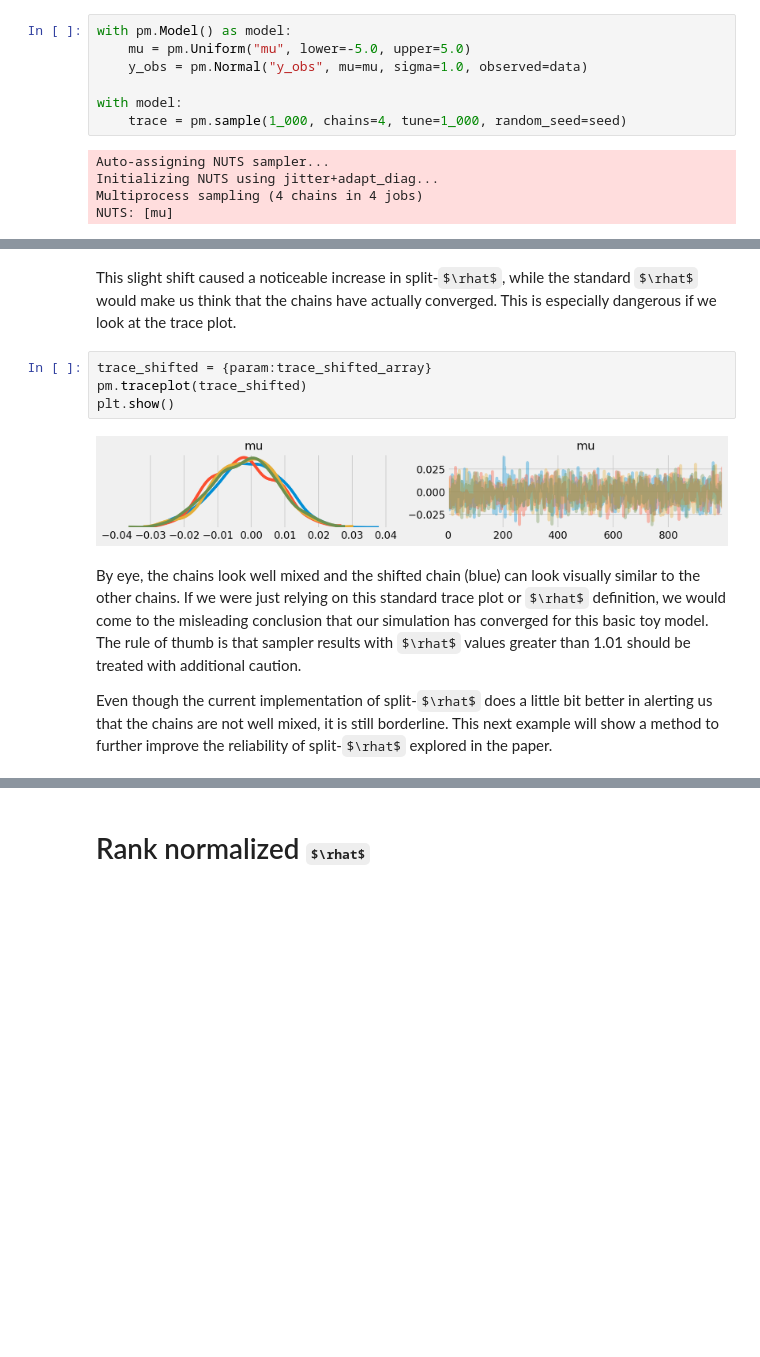
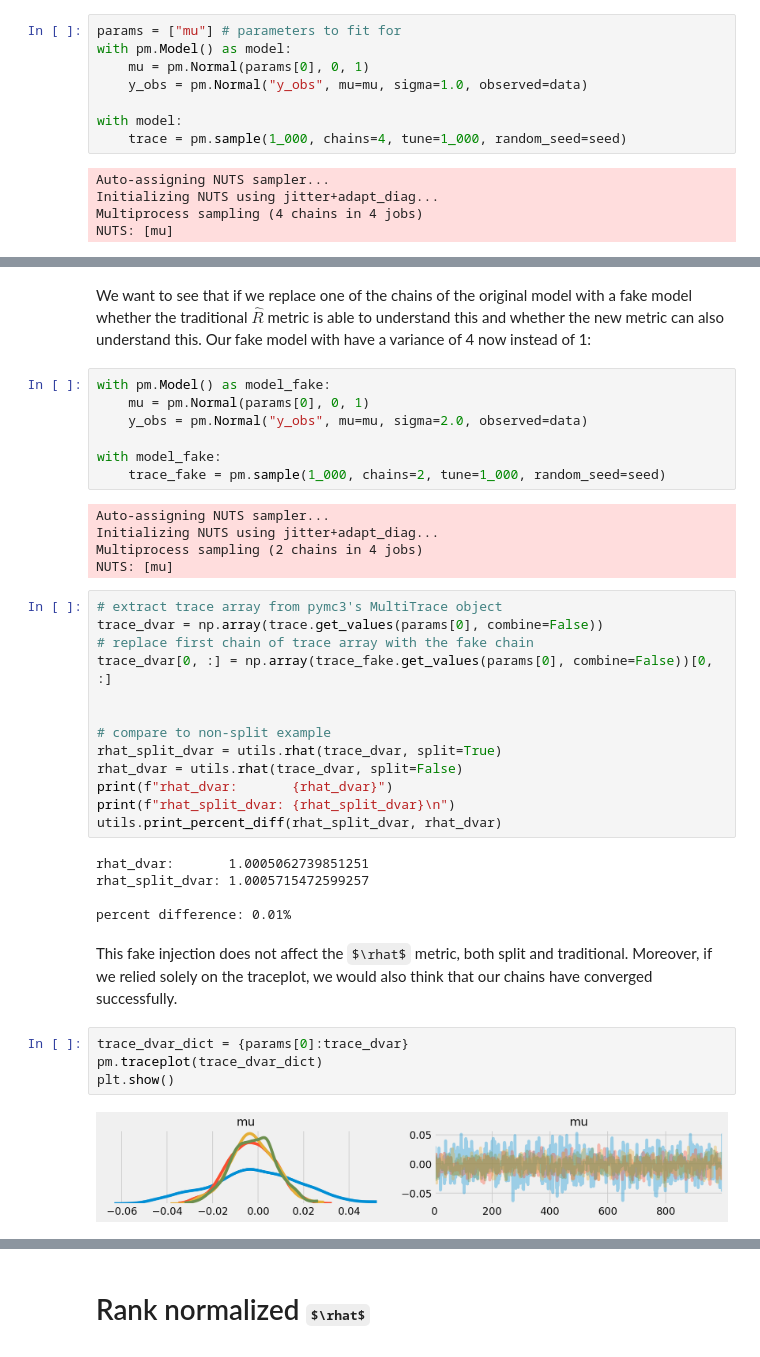
Before and after one commit to icweaver/pyHat, a Jupyter notebook: toymodel_gaussian.ipynb, the cells around one changed output, grey strips where cells are left out. Drawn from its saved outputs; the diff is of its cells as text; some formulas as TeX source; blank space fills up the shorter version.

```diff
--- a/toymodel_gaussian.ipynb
+++ b/toymodel_gaussian.ipynb
@@ -39,8 +39,9 @@ $$
     y|\theta \sim \mathcal N(\mu, 1)
 $$
 # %%
+params = ["mu"] # parameters to fit for
 with pm.Model() as model:
-    mu = pm.Uniform("mu", lower=-5.0, upper=5.0)
+    mu = pm.Normal(params[0], 0, 1)
     y_obs = pm.Normal("y_obs", mu=mu, sigma=1.0, observed=data)
 
 with model:
@@ -116,12 +100,40 @@ rhat_pymc:  1.000236918394455
-# %% [markdown]
-This slight shift caused a noticeable increase in split-$\rhat$, while the standard $\rhat$ would make us think that the chains have actually converged. This is especially dangerous if we look at the trace plot.
+# %% [markdown]
+We want to see that if we replace one of the chains of the original model with a fake model whether the traditional $\widehat{R}$ metric is able to understand this and whether the new metric can also understand this. Our fake model with have a variance of 4 now instead of 1:
+# %%
+with pm.Model() as model_fake:
+    mu = pm.Normal(params[0], 0, 1)
+    y_obs = pm.Normal("y_obs", mu=mu, sigma=2.0, observed=data)
+
+with model_fake:
+    trace_fake = pm.sample(1_000, chains=2, tune=1_000, random_seed=seed)
+# %% [output]
+Auto-assigning NUTS sampler...
+Initializing NUTS using jitter+adapt_diag...
+Multiprocess sampling (2 chains in 4 jobs)
+NUTS: [mu]
+# %%
+# extract trace array from pymc3's MultiTrace object
+trace_dvar = np.array(trace.get_values(params[0], combine=False))
+# replace first chain of trace array with the fake chain
+trace_dvar[0, :] = np.array(trace_fake.get_values(params[0], combine=False))[0, :]
+
+
+# compare to non-split example
+rhat_split_dvar = utils.rhat(trace_dvar, split=True)
+rhat_dvar = utils.rhat(trace_dvar, split=False)
+print(f"rhat_dvar:       {rhat_dvar}")
+print(f"rhat_split_dvar: {rhat_split_dvar}\n")
+utils.print_percent_diff(rhat_split_dvar, rhat_dvar)
+# %% [output]
+rhat_dvar:       1.0005062739851251
+rhat_split_dvar: 1.0005715472599257
+
+percent difference: 0.01%
+# %% [markdown]
+This fake injection does not affect the $\rhat$ metric, both split and traditional. Moreover, if we relied solely on the traceplot, we would also think that our chains have converged successfully.
 # %%
-trace_shifted = {param:trace_shifted_array}
-pm.traceplot(trace_shifted)
+trace_dvar_dict = {params[0]:trace_dvar}
+pm.traceplot(trace_dvar_dict)
 plt.show()
 # %% [output]
-[figure, old version]
+[figure, new version]
-# %% [markdown]
-By eye, the chains look well mixed and the shifted chain (blue) can look visually similar to the other chains. If we were just relying on this standard trace plot or $\rhat$ definition, we would come to the misleading conclusion that our simulation has converged for this basic toy model. The rule of thumb is that sampler results with $\rhat$ values greater than 1.01 should be treated with additional caution.
-
-Even though the current implementation of split-$\rhat$ does a little bit better in alerting us that the chains are not well mixed, it is still borderline. This next example will show a method to further improve the reliability of split-$\rhat$ explored in the paper.
```
Also changed, not shown: parts of 38 cells of this notebook, 1 other file.
